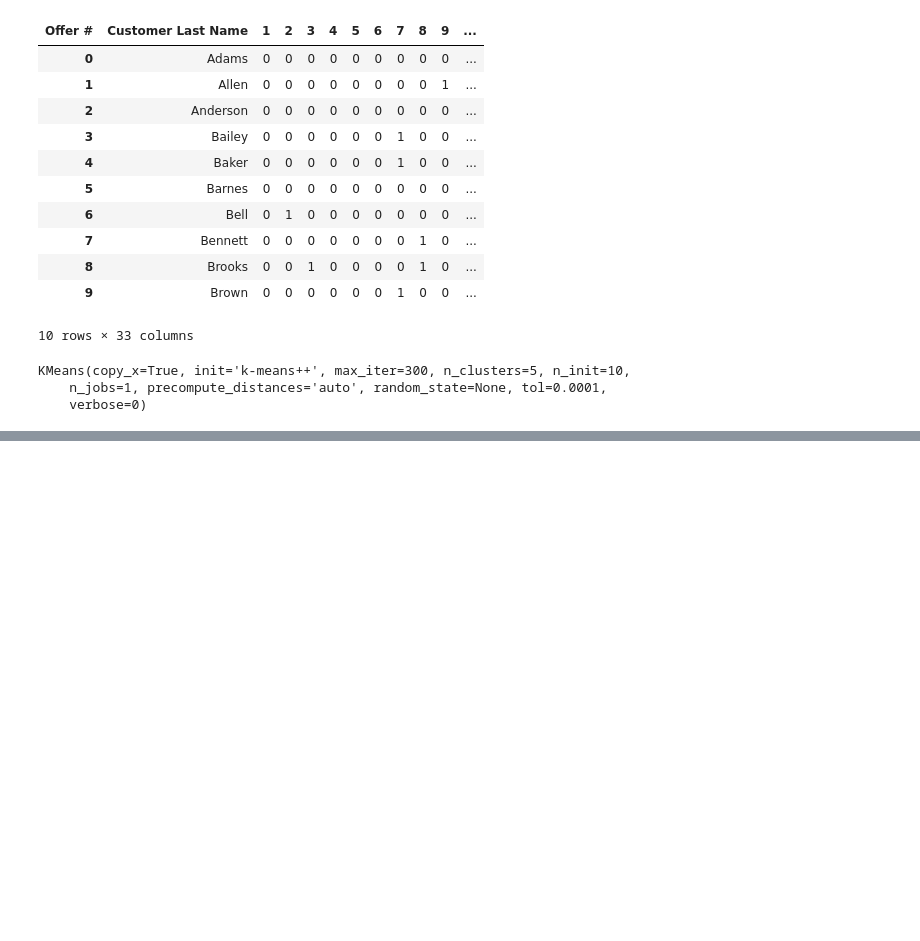
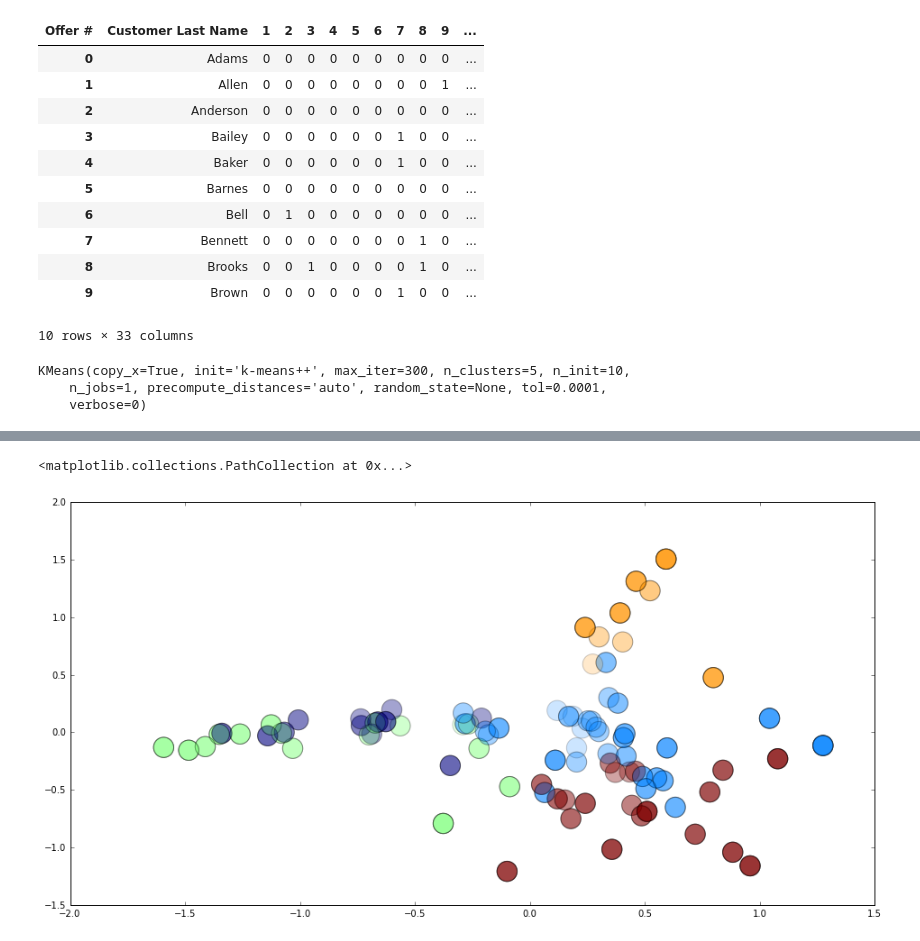
Before and after one commit to code-loser/DataTest, a Jupyter notebook: ExcelTest/Excel Test.ipynb, the cells around one changed output, grey strips where cells are left out. Cells and saved outputs as stored; diff of their text form; code cells hidden in the pictures; blank space fills up the shorter version.

Commit message:
matplotlib

```diff
--- a/ExcelTest/Excel Test.ipynb
+++ b/ExcelTest/Excel Test.ipynb
@@ -105,6 +101,7 @@ merged.head(10)
 # %%
 matrix = merged.pivot_table(index=['Customer Last Name'], columns=['Offer #'], values='n')
 matrix = matrix.fillna(0).reset_index()
+x_cols = matrix.columns[1:]
 matrix.head(10)
 # %% [output]
 | Offer # | Customer Last Name | 1 | 2 | 3 | 4 | 5 | 6 | 7 | 8 | 9 | ... |
@@ -140,0 +141,11 @@ Name: cluster, dtype: int64
+# %%
+from sklearn.decomposition import PCA
+
+pca = PCA(n_components=2)
+# %%
+matrix['x'] = pca.fit_transform(matrix[x_cols])[:,0]
+matrix['y'] = pca.fit_transform(matrix[x_cols])[:,1]
+matrix = matrix.reset_index()
+
+customer_clusters = matrix[['Customer Last Name', 'cluster', 'x', 'y']]
+customer_clusters.head()
@@ -140,0 +159,4 @@ Name: cluster, dtype: int64
+# %%
+df = pd.merge(df_Transactions, customer_clusters)
+df = pd.merge(df_OfferInformation, df)
+df.head()
@@ -140,0 +173,8 @@ Name: cluster, dtype: int64
+# %%
+
+
+plt.figure(figsize=(16,8))
+plt.scatter(df.x, df.y,c=df.cluster, s=500, alpha=0.2)
+# %% [output]
+<matplotlib.collections.PathCollection at 0x...>
+[figure, added]
```
Also changed, not shown: parts of 6 cells of this notebook.
